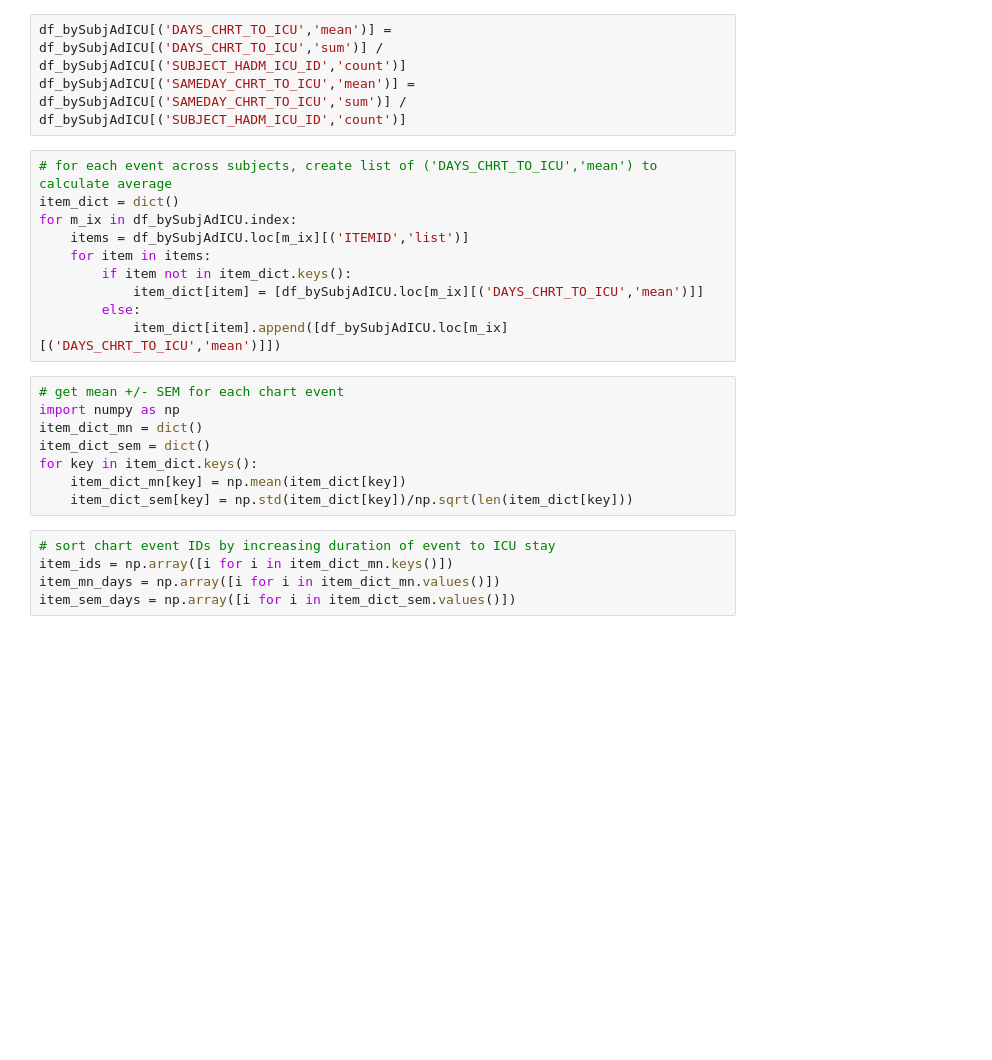
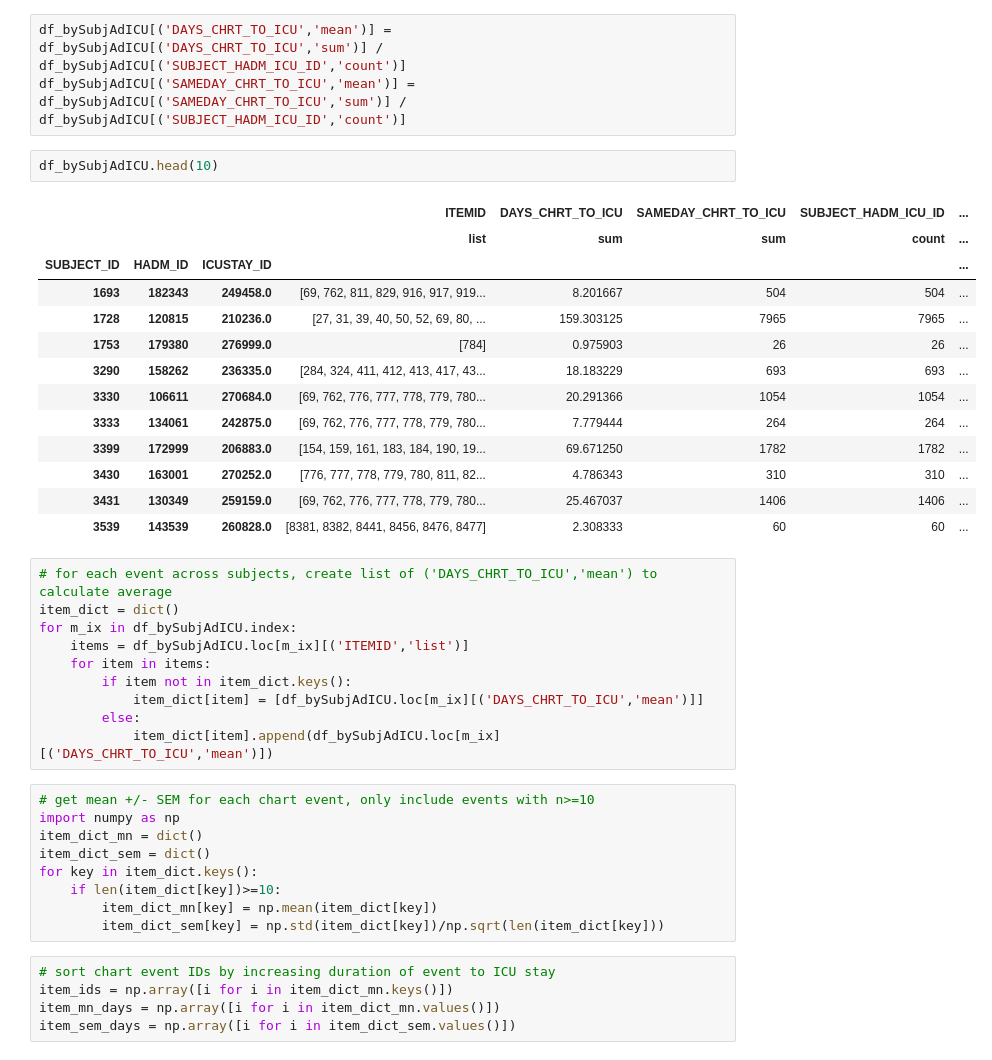
Before and after one commit to adamgiffordphd/imminent_icu_stays, a Jupyter notebook: plot_summary_chartEvents_and_icustays.ipynb, the cells around one changed output. Cells and saved outputs as stored; diff of their text form; blank space fills up the shorter version.

```diff
--- a/plot_summary_chartEvents_and_icustays.ipynb
+++ b/plot_summary_chartEvents_and_icustays.ipynb
@@ -74,6 +78,22 @@ See the caveats in the documentation: https://pandas.pydata.org/pandas-docs/stab
 # %%
 df_bySubjAdICU[('DAYS_CHRT_TO_ICU','mean')] = df_bySubjAdICU[('DAYS_CHRT_TO_ICU','sum')] / df_bySubjAdICU[('SUBJECT_HADM_ICU_ID','count')]
 df_bySubjAdICU[('SAMEDAY_CHRT_TO_ICU','mean')] = df_bySubjAdICU[('SAMEDAY_CHRT_TO_ICU','sum')] / df_bySubjAdICU[('SUBJECT_HADM_ICU_ID','count')]
+# %%
+df_bySubjAdICU.head(10)
+# %% [output]
+|  |  |  | ITEMID | DAYS_CHRT_TO_ICU | SAMEDAY_CHRT_TO_ICU | SUBJECT_HADM_ICU_ID | ... |
+|  |  |  | list | sum | sum | count | ... |
+| SUBJECT_ID | HADM_ID | ICUSTAY_ID |  |  |  |  | ... |
+| 1693 | 182343 | 249458.0 | [69, 762, 811, 829, 916, 917, 919... | 8.201667 | 504 | 504 | ... |
+| 1728 | 120815 | 210236.0 | [27, 31, 39, 40, 50, 52, 69, 80, ... | 159.303125 | 7965 | 7965 | ... |
+| 1753 | 179380 | 276999.0 | [784] | 0.975903 | 26 | 26 | ... |
+| 3290 | 158262 | 236335.0 | [284, 324, 411, 412, 413, 417, 43... | 18.183229 | 693 | 693 | ... |
+| 3330 | 106611 | 270684.0 | [69, 762, 776, 777, 778, 779, 780... | 20.291366 | 1054 | 1054 | ... |
+| 3333 | 134061 | 242875.0 | [69, 762, 776, 777, 778, 779, 780... | 7.779444 | 264 | 264 | ... |
+| 3399 | 172999 | 206883.0 | [154, 159, 161, 183, 184, 190, 19... | 69.671250 | 1782 | 1782 | ... |
+| 3430 | 163001 | 270252.0 | [776, 777, 778, 779, 780, 811, 82... | 4.786343 | 310 | 310 | ... |
+| 3431 | 130349 | 259159.0 | [69, 762, 776, 777, 778, 779, 780... | 25.467037 | 1406 | 1406 | ... |
+| 3539 | 143539 | 260828.0 | [8381, 8382, 8441, 8456, 8476, 8477] | 2.308333 | 60 | 60 | ... |
 # %%
 # for each event across subjects, create list of ('DAYS_CHRT_TO_ICU','mean') to calculate average
 item_dict = dict()
@@ -83,15 +103,16 @@ for m_ix in df_bySubjAdICU.index:
         if item not in item_dict.keys():
             item_dict[item] = [df_bySubjAdICU.loc[m_ix][('DAYS_CHRT_TO_ICU','mean')]]
         else:
-            item_dict[item].append([df_bySubjAdICU.loc[m_ix][('DAYS_CHRT_TO_ICU','mean')]])
+            item_dict[item].append(df_bySubjAdICU.loc[m_ix][('DAYS_CHRT_TO_ICU','mean')])
 # %%
-# get mean +/- SEM for each chart event
+# get mean +/- SEM for each chart event, only include events with n>=10
 import numpy as np
 item_dict_mn = dict()
 item_dict_sem = dict()
 for key in item_dict.keys():
-    item_dict_mn[key] = np.mean(item_dict[key])
-    item_dict_sem[key] = np.std(item_dict[key])/np.sqrt(len(item_dict[key]))
+    if len(item_dict[key])>=10:
+        item_dict_mn[key] = np.mean(item_dict[key])
+        item_dict_sem[key] = np.std(item_dict[key])/np.sqrt(len(item_dict[key]))
 # %%
 # sort chart event IDs by increasing duration of event to ICU stay
 item_ids = np.array([i for i in item_dict_mn.keys()])
```
Also changed, not shown: parts of 8 cells of this notebook.
